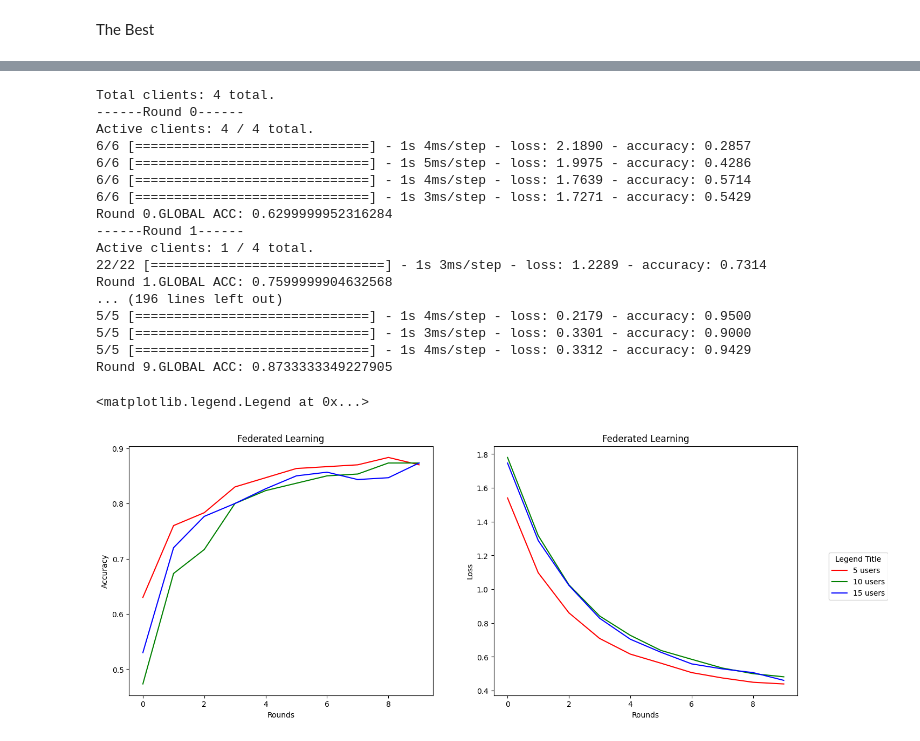
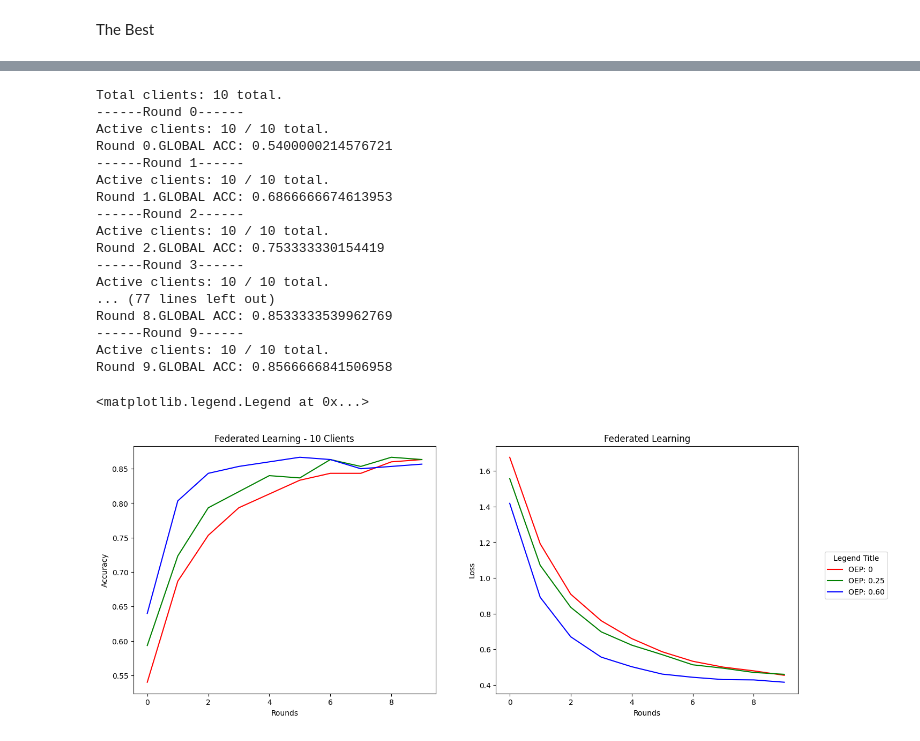
Before and after one commit to lucastsc/FL, a Jupyter notebook: FL2.ipynb, the cells around one changed output, grey strips where cells are left out. Saved outputs shown, nothing was run; the diff lists cells and outputs as text; code cells hidden in the pictures.

```diff
--- a/FL2.ipynb
+++ b/FL2.ipynb
@@ -27,7 +27,7 @@ class Client:
         self.model.compile(optimizer='adam', loss='categorical_crossentropy', metrics=['accuracy'])
 
         # Treinando o modelo
-        self.model.fit(Xi, yi, epochs=1, batch_size=32)
+        self.model.fit(Xi, yi, epochs=1, batch_size=32, verbose=0)
 
     # Modelo a ser recebido do servidor, após agregação dos modelos.
     def receiveModel(self,new_model):
@@ -77,20 +77,14 @@ X_test = X_test.astype('float32') / 255
 y_train = to_categorical(y_train)  # Convertendo rótulos para one-hot encoding
 y_test = to_categorical(y_test)    # Convertendo rótulos para one-hot encoding
 
-
-
-
-# NCLIENTS = 5 # Número de clientes (ativos e inativos) no aprendizado federado
-# PROBFAIL = 0.20 # Probabilidade de falha de cada cliente
-# ROUNDS = 8 # Rodadas de Aprendizado Federado
-
-# OVERLAPPING_ENTRIES_PERCENT = 10 # Percentual de overlap no treinamento não aleatório
-
-# RANDOM_TRAINING_ENTRIES = False # Clientes com conjuntos de treino totalmente aleatórios
-# CHAOTIC_ENTRIES = 400 # Até quantos elementos poderão ter os conjuntos aleatórios de treinamento de cada cliente
-
-# TRAIN_SIZE = 700
-# TEST_SIZE = 300
+# NCLIENTS: Número de clientes (ativos e inativos) no aprendizado federado
+# PROBFAIL: (0<=p<=1) Probabilidade de falha de cada cliente
+# ROUNDS: Rodadas de Aprendizado Federado
+# OVERLAPPING_ENTRIES_PERCENT: (0<=p<=1) Percentual de overlap no treinamento não aleatório
+# RANDOM_TRAINING_ENTRIES: (True/False) Clientes com conjuntos de treino totalmente aleatórios
+# CHAOTIC_ENTRIES: Até quantos elementos poderão ter os conjuntos aleatórios de treinamento de cada cliente
+# TRAIN_SIZE: tamanho do conjunto dos dados de treino
+# TEST_SIZE: tamanho do conjunto dos dados de teste
 
 def FL(NCLIENTS,ROUNDS,PROBFAIL,OVERLAPPING_ENTRIES_PERCENT,RANDOM_TRAINING_ENTRIES,CHAOTIC_ENTRIES,TRAIN_SIZE,TEST_SIZE):
 
@@ -136,8 +130,8 @@ def FL(NCLIENTS,ROUNDS,PROBFAIL,OVERLAPPING_ENTRIES_PERCENT,RANDOM_TRAINING_ENTR
             if RANDOM_TRAINING_ENTRIES == False:
                 for i,c in enumerate(clients_list):
                     partition = TRAIN_SIZE // len(clients_list)
-                    Xi = X_train[i * partition : (i+1) * partition + (OVERLAPPING_ENTRIES_PERCENT * partition)]
-                    yi = y_train[i * partition : (i+1) * partition + (OVERLAPPING_ENTRIES_PERCENT * partition)]
+                    Xi = X_train[i * partition : (i+1) * partition + int(OVERLAPPING_ENTRIES_PERCENT * partition)]
+                    yi = y_train[i * partition : (i+1) * partition + int(OVERLAPPING_ENTRIES_PERCENT * partition)]
                     c.trainLocal(Xi,yi)
             else:
                 for i,c in enumerate(clients_list):
@@ -232,49 +327,50 @@ Round 9.GLOBAL ACC: 0.8600000143051147
 # %%
-r1, ga1, gl1 = FL(4,10,0.2,0,False,400,700,300)
-r2, ga2, gl2 = FL(5,10,0.2,0,False,400,700,300)
-r3, ga3, gl3 = FL(6,10,0.2,0,False,400,700,300)
+r1, ga1, gl1 = FL(NCLIENTS=10,ROUNDS=10,PROBFAIL=0,OVERLAPPING_ENTRIES_PERCENT=0,RANDOM_TRAINING_ENTRIES=False,CHAOTIC_ENTRIES=40,TRAIN_SIZE=700,TEST_SIZE=300)
+r2, ga2, gl2 = FL(NCLIENTS=10,ROUNDS=10,PROBFAIL=0,OVERLAPPING_ENTRIES_PERCENT=0.25,RANDOM_TRAINING_ENTRIES=False,CHAOTIC_ENTRIES=40,TRAIN_SIZE=700,TEST_SIZE=300)
+r3, ga3, gl3 = FL(NCLIENTS=10,ROUNDS=10,PROBFAIL=0,OVERLAPPING_ENTRIES_PERCENT=0.60,RANDOM_TRAINING_ENTRIES=False,CHAOTIC_ENTRIES=80,TRAIN_SIZE=700,TEST_SIZE=300)
+
 
 fig, axs = plt.subplots(1,2, figsize=(16,6))
-line_labels = ['5 users','10 users','15 users']
+line_labels = ['OEP: 0','OEP: 0.25','OEP: 0.60']
 
-axs[0].title.set_text(f'Federated Learning')
+axs[0].title.set_text(f'Federated Learning - 10 Clients')
 axs[0].set_xlabel('Rounds')
 axs[0].set_ylabel('Accuracy')
 l1 = axs[0].plot(r1,ga1, color='red')[0]
 l2 = axs[0].plot(r2,ga2, color='green')[0]
 l3 = axs[0].plot(r3,ga3, color='blue')[0]
 
 axs[1].title.set_text(f'Federated Learning')
 axs[1].set_xlabel('Rounds')
 axs[1].set_ylabel('Loss')
 l1 = axs[1].plot(r1,gl1, color='red')[0]
 l2 = axs[1].plot(r2,gl2, color='green')[0]
 l3 = axs[1].plot(r3,gl3, color='blue')[0]
 
 # Create the legend
 fig.legend([l1, l2, l3],     # The line objects
            labels=line_labels,   # The labels for each line
            loc="center right",   # Position of legend
            borderaxespad=0.1,    # Small spacing around legend box
            title="Legend Title"  # Title for the legend
            )
 # %% [output]
-Total clients: 4 total.
+Total clients: 10 total.
 ------Round 0------
-Active clients: 4 / 4 total.
-6/6 [==============================] - 1s 4ms/step - loss: 2.1890 - accuracy: 0.2857
-6/6 [==============================] - 1s 5ms/step - loss: 1.9975 - accuracy: 0.4286
-6/6 [==============================] - 1s 4ms/step - loss: 1.7639 - accuracy: 0.5714
-6/6 [==============================] - 1s 3ms/step - loss: 1.7271 - accuracy: 0.5429
-Round 0.GLOBAL ACC: 0.6299999952316284
+Active clients: 10 / 10 total.
+Round 0.GLOBAL ACC: 0.5400000214576721
 ------Round 1------
-Active clients: 1 / 4 total.
-22/22 [==============================] - 1s 3ms/step - loss: 1.2289 - accuracy: 0.7314
-Round 1.GLOBAL ACC: 0.7599999904632568
-... (196 lines left out)
-5/5 [==============================] - 1s 4ms/step - loss: 0.2179 - accuracy: 0.9500
-5/5 [==============================] - 1s 3ms/step - loss: 0.3301 - accuracy: 0.9000
-5/5 [==============================] - 1s 4ms/step - loss: 0.3312 - accuracy: 0.9429
-Round 9.GLOBAL ACC: 0.8733333349227905
+Active clients: 10 / 10 total.
+Round 1.GLOBAL ACC: 0.6866666674613953
+------Round 2------
+Active clients: 10 / 10 total.
+Round 2.GLOBAL ACC: 0.753333330154419
+------Round 3------
+Active clients: 10 / 10 total.
+... (77 lines left out)
+Round 8.GLOBAL ACC: 0.8533333539962769
+------Round 9------
+Active clients: 10 / 10 total.
+Round 9.GLOBAL ACC: 0.8566666841506958
 <matplotlib.legend.Legend at 0x...>
-[figure, old version]
+[figure, new version]
```
Also changed, not shown: parts of 12 cells of this notebook.
